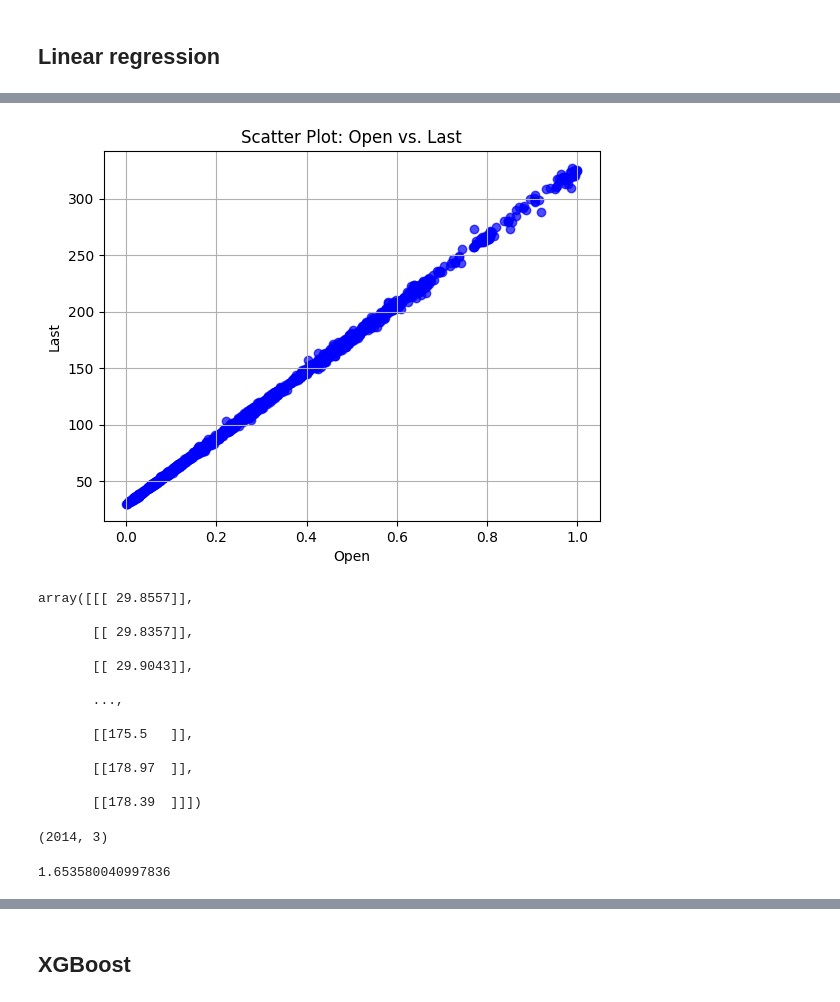
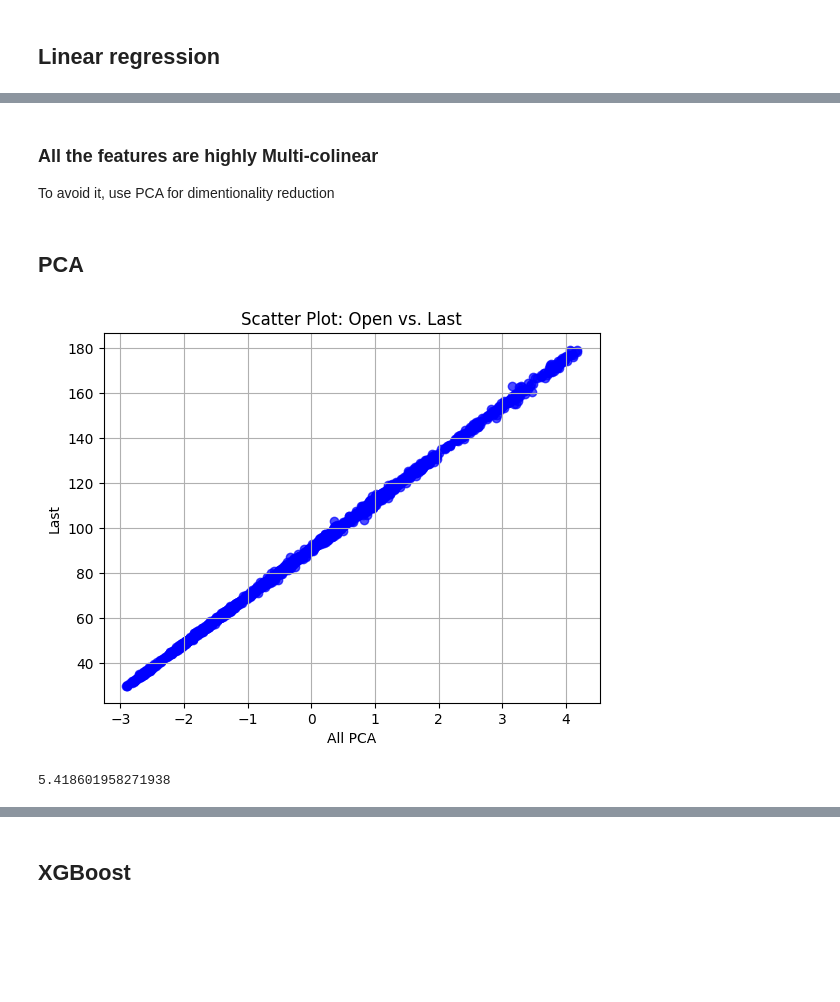
Before and after one commit to neha-duggirala/NLP-Pytorch-Implementations, a Jupyter notebook: regression/main.ipynb, the cells around one changed output, grey strips where cells are left out. Cells and saved outputs as stored; diff of their text form; code cells hidden in the pictures; blank space fills up the shorter version.

```diff
--- a/regression/main.ipynb
+++ b/regression/main.ipynb
@@ -45,10 +46,3 @@ df.shape
-# %%
-columns_to_normalize = ['Volume', 'Open', 'High', 'Low']
-
-# Normalize each column in place using map
-df[columns_to_normalize] = df[columns_to_normalize].apply(
-    lambda col: (col - col.min()) / (col.max() - col.min())
-)
 # %%
 df.drop(columns=['Date','Volume'],inplace=True)
 # %%
@@ -103,3 +57,28 @@ train_X.shape
+# %%
+from sklearn.model_selection import train_test_split
+
+# Apply scaling to the entire dataset first
+scaler = StandardScaler()
+scaled_data = scaler.fit_transform(df)
+
+# Convert scaled data back to a DataFrame for easier manipulation
+scaled_df = pd.DataFrame(scaled_data, columns=df.columns, index=df.index)
+
+# Split the scaled data into train, test, and validation sets
+train_df, test_df = train_test_split(scaled_df, test_size=0.2, train_size=0.8, shuffle=False, random_state=42)
+val_df, test_df = train_test_split(test_df, test_size=0.5, train_size=0.5, shuffle=False, random_state=42)
+
+# Split train data
+train_X = train_df.drop(columns=['Last']).values.reshape(-1, 1, 3)
+train_y = train_df['Last'].values.reshape(-1, 1, 1)
+
+# Split test data
+test_X = test_df.drop(columns=['Last']).values.reshape(-1, 1, 3)
+test_y = test_df['Last'].values.reshape(-1, 1, 1)
+
+# Split validation data
+val_X = val_df.drop(columns=['Last']).values.reshape(-1, 1, 3)
+val_y = val_df['Last'].values.reshape(-1, 1, 1)
 # %% [markdown]
 # Build Model
 # %% [markdown]
@@ -122,0 +110,5 @@ plt.show()
+# %% [markdown]
+### All the features are highly Multi-colinear
+To avoid it, use PCA for dimentionality reduction
+# %% [markdown]
+## PCA
@@ -123,52 +117,34 @@ plt.show()
+# %%
+pca = PCA(n_components=1)
+pca.fit(train_X.reshape(-1,3))
+X_pca_train = pca.transform(train_X.reshape(-1,3))
+X_pca_test = pca.transform(test_X.reshape(-1,3))
 # %%
 import matplotlib.pyplot as plt
 
 # Scatter plot of Open vs. Last
-plt.scatter(df['Open'], df['Last'], alpha=0.7, color='blue')
+plt.scatter(X_pca_train, train_y, alpha=0.7, color='blue')
 plt.title('Scatter Plot: Open vs. Last')
-plt.xlabel('Open')
+plt.xlabel('All PCA')
 plt.ylabel('Last')
 plt.grid(True)
 plt.show()
 # %% [output]
-[figure, old version]
+[figure, new version]
-# %%
-train_y
-# %% [output]
-array([[[ 29.8557]],
-
-       [[ 29.8357]],
-
-       [[ 29.9043]],
-
-       ...,
-
-       [[175.5   ]],
-
-       [[178.97  ]],
-
-       [[178.39  ]]])
-# %%
-train_X_reshaped.shape
-# %% [output]
-(2014, 3)
 # %%
 
 from sklearn.linear_model import LinearRegression
-from sklearn.metrics import mean_squared_error
+from sklearn.metrics import mean_squared_error, mean_absolute_error, r2_score
 
 
 LR = LinearRegression()
-# Reshape train_X and test_X to 2D arrays with shape (samples, features)
-train_X_reshaped = train_X.reshape(train_X.shape[0], -1)
-test_X_reshaped = test_X.reshape(test_X.shape[0], -1)
 
 # Fit the Linear Regression model
-LR.fit(train_X_reshaped, train_y.reshape(-1, 1))
-pred_y = LR.predict(test_X_reshaped)
+LR.fit(X_pca_train, train_y.reshape(-1, 1))
+pred_y = LR.predict(X_pca_test)
 
 
 mse = mean_squared_error(test_y.reshape(1,-1), pred_y.reshape(1,-1))
 mse
 # %% [output]
-1.653580040997836
+5.418601958271938
```
Also changed, not shown: parts of 29 cells of this notebook, 1 other file.
